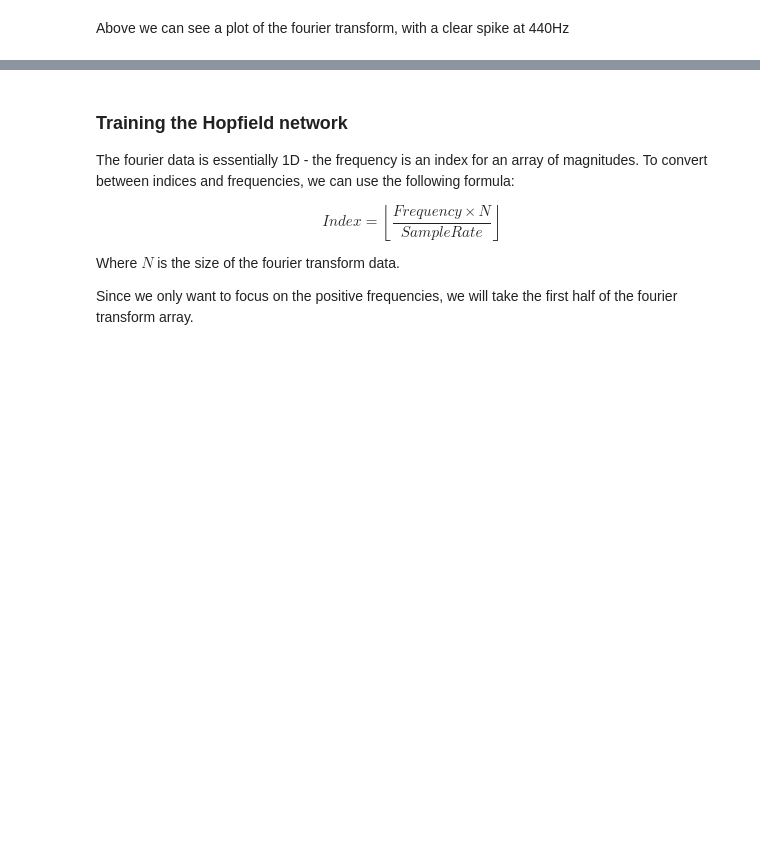
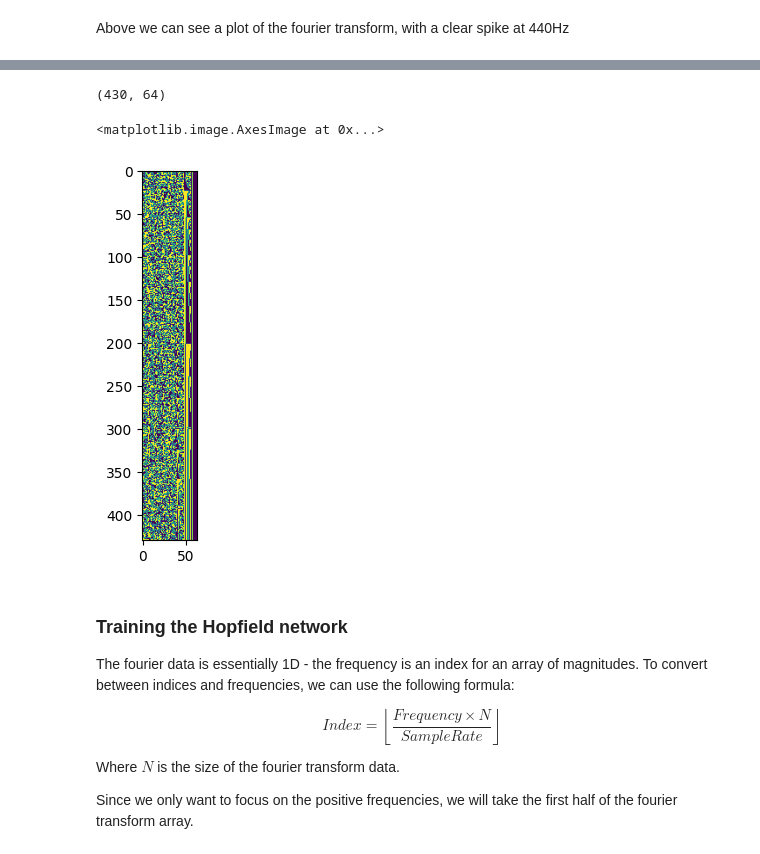
Before and after one commit to tim-manley/Applications-of-Hopfield-Networks, a Jupyter notebook: pitch_denoising.ipynb, the cells around one changed output, grey strips where cells are left out. Cells and saved outputs as stored; diff of their text form; code cells hidden in the pictures; blank space fills up the shorter version.

```diff
--- a/pitch_denoising.ipynb
+++ b/pitch_denoising.ipynb
@@ -45,3 +49,36 @@ Above we can see a plot of the fourier transform, with a clear spike at 440Hz
+# %%
+import struct
+# Helper function
+def float_to_bin_array(num):
+    binary_repr = struct.pack('d', num)
+    binary_array = np.array([int(b) for b in binary_repr], dtype=np.uint8)
+    binary_array = np.unpackbits(binary_array)
+    binary_array = np.array(binary_array, dtype=np.int8)
+    binary_array[binary_array == 0] = -1
+    return binary_array
+
+def binarize_audio(magnitude_data):
+    bin_data = []
+    for d in magnitude_data:
+        bin_arr = float_to_bin_array(d)
+        bin_data.append(bin_arr)
+    bin_data = np.array(bin_data)
+    return bin_data
+
+#binarize_audio(np.array([1,2,3,4,5]), None)
+
+fft_mag_data = np.abs(fft_result[:len(frequencies)//2])
+
+bin_data = binarize_audio(fft_mag_data)
+
+#print(bin_data)
+
+print(np.shape(bin_data))
+plt.imshow(bin_data)
+# %% [output]
+(430, 64)
+<matplotlib.image.AxesImage at 0x...>
+[figure, added]
 # %% [markdown]
 ### Training the Hopfield network
 
```
Also changed, not shown: parts of 12 cells of this notebook, 7 other files.
